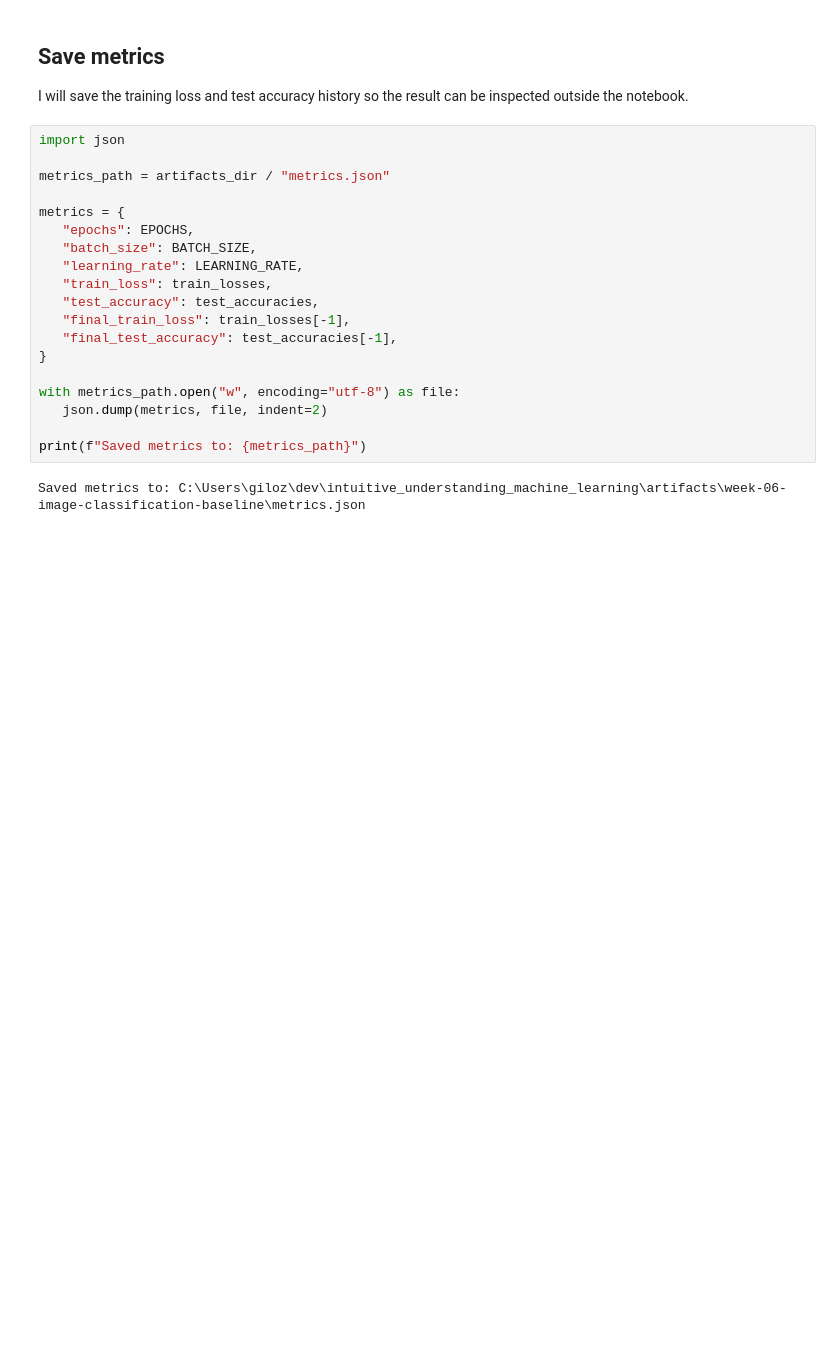
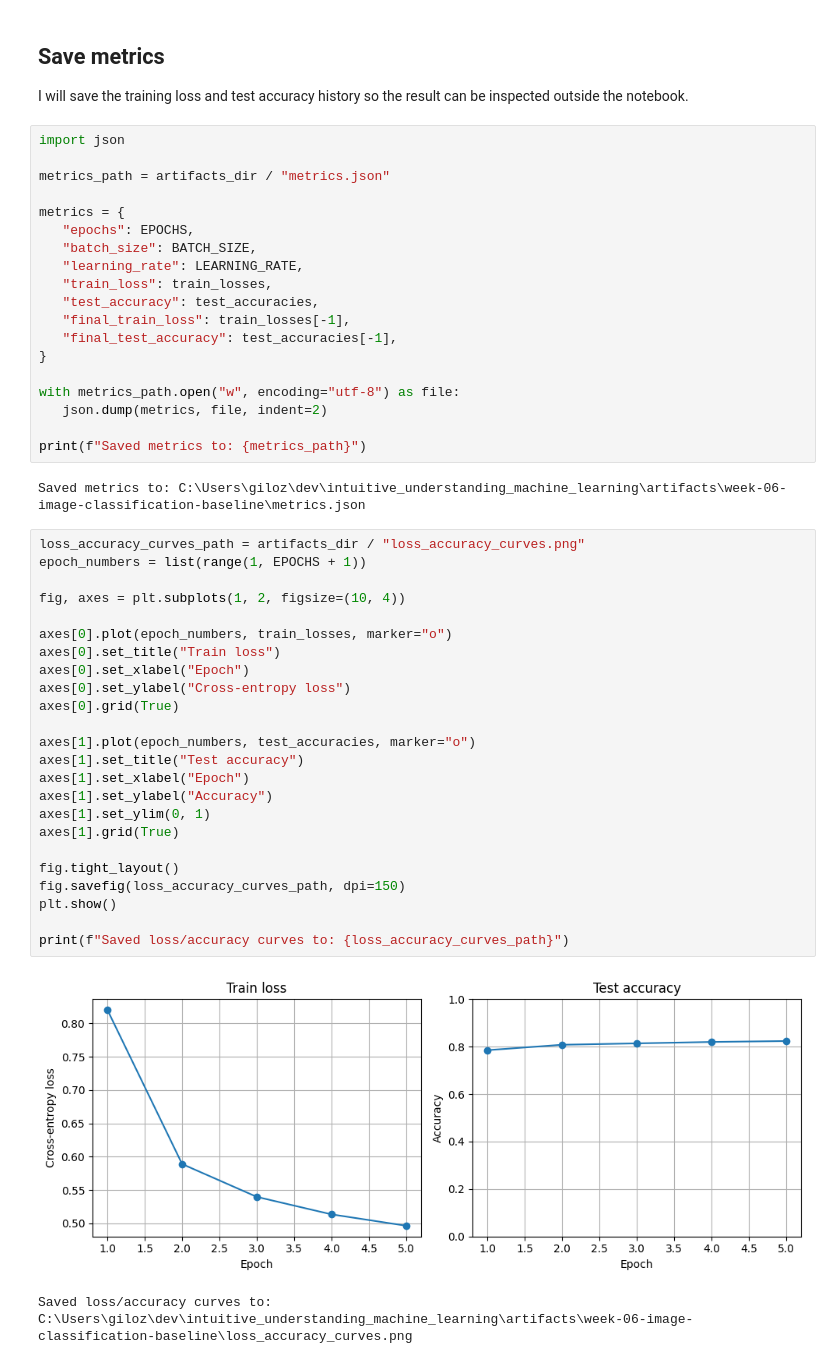
Before and after one commit to majorgilles/intuitive_understanding_machine_learning, a Jupyter notebook: weeks/week-06-image-classification-baseline/train_fashion_mnist_baseline.ipynb, the cells around one changed output. Cells and saved outputs as stored; diff of their text form; blank space fills up the shorter version.

Commit message:
feat: add loss and accuracy curve visualization for Fashion-MNIST training

```diff
--- a/weeks/week-06-image-classification-baseline/train_fashion_mnist_baseline.ipynb
+++ b/weeks/week-06-image-classification-baseline/train_fashion_mnist_baseline.ipynb
@@ -411,3 +411,30 @@ with metrics_path.open("w", encoding="utf-8") as file:
 print(f"Saved metrics to: {metrics_path}")
 # %% [output]
 Saved metrics to: C:\Users\giloz\dev\intuitive_understanding_machine_learning\artifacts\week-06-image-classification-baseline\metrics.json
+# %%
+loss_accuracy_curves_path = artifacts_dir / "loss_accuracy_curves.png"
+epoch_numbers = list(range(1, EPOCHS + 1))
+
+fig, axes = plt.subplots(1, 2, figsize=(10, 4))
+
+axes[0].plot(epoch_numbers, train_losses, marker="o")
+axes[0].set_title("Train loss")
+axes[0].set_xlabel("Epoch")
+axes[0].set_ylabel("Cross-entropy loss")
+axes[0].grid(True)
+
+axes[1].plot(epoch_numbers, test_accuracies, marker="o")
+axes[1].set_title("Test accuracy")
+axes[1].set_xlabel("Epoch")
+axes[1].set_ylabel("Accuracy")
+axes[1].set_ylim(0, 1)
+axes[1].grid(True)
+
+fig.tight_layout()
+fig.savefig(loss_accuracy_curves_path, dpi=150)
+plt.show()
+
+print(f"Saved loss/accuracy curves to: {loss_accuracy_curves_path}")
+# %% [output]
+[figure, added]
+Saved loss/accuracy curves to: C:\Users\giloz\dev\intuitive_understanding_machine_learning\artifacts\week-06-image-classification-baseline\loss_accuracy_curves.png
```
